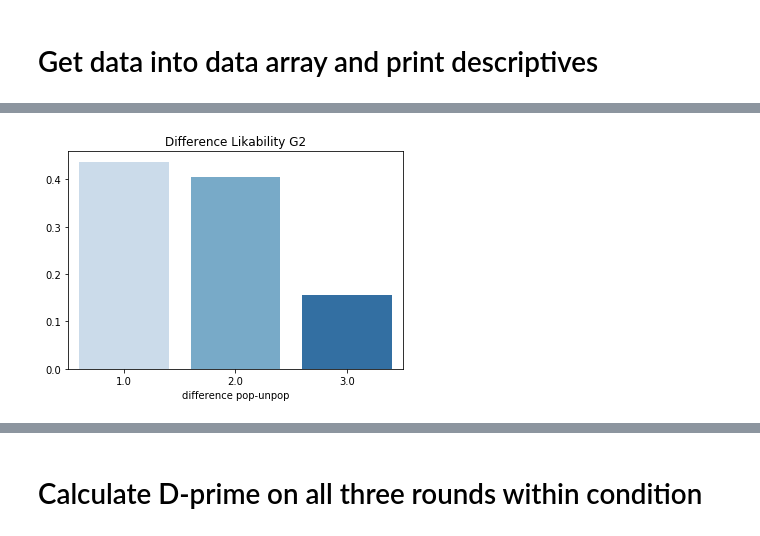
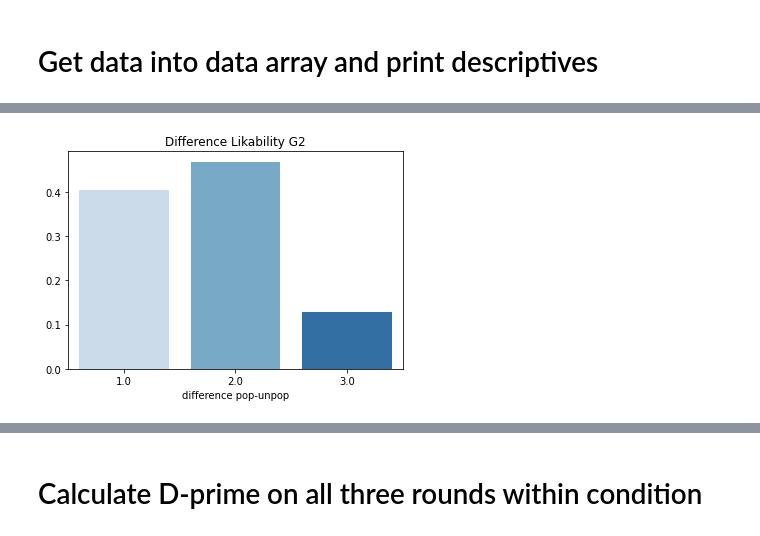
Before and after one commit to psharp1289/social_planets, a Jupyter notebook: preprocessing.ipynb, the cells around one changed output, grey strips where cells are left out. Drawn from its saved outputs; the diff is of its cells as text; code cells hidden in the pictures.

Commit message:
re-analysis incorporating order variable

```diff
--- a/preprocessing.ipynb
+++ b/preprocessing.ipynb
@@ -14,9 +14,20 @@ import matplotlib.pyplot as plt
 
 path_files='/home/paul/MPC_Files/projects/Do_Sharp_Telzer_ProjectARC/social_planets_data/data_files'
 os.chdir(path_files)
+y=np.load('order_condition.npy')
+order_var=[]
+for i in y:
+    if i[0]==2:
+        order_var.append(1)
+    else:
+        order_var.append(0)
+
+print(order_var)
 csvfiles=[x for x in os.listdir(os.curdir) if x.endswith('-.csv')]
 
-
+subs_dont_know=np.load('subs_dont_know.npy')
+print(subs_dont_know)
+subs_dont_know=list(subs_dont_know)
 unpop_lik=[]
 own_rating=[]
 unpop_cool=[]
@@ -29,33 +40,51 @@ subs_ttp=[]
 # soc_stat_df=pd.read_csv('sub_soc_stats_socialpref.csv')
 counter=-1
 
+order_v=[]
+
 #iterate through csv files that has self-report data
 for sub in csvfiles:
-    counter+=1
-    df=pd.read_csv(sub)
-    name_rounds=df.Procedure
-    likability=df['PostScan4.RESP']
-    cool=df['PostScan2.RESP']
-    row=0
-    for q_name in name_rounds:
-        if likability[row] in acceptable:
-            if q_name.endswith('Unpop'):
-                unpop_lik.append(likability[row])
-            else:
-                pop_lik.append(likability[row])
-        if cool[row] in acceptable:
-            if q_name.endswith('Unpop'):
-                unpop_cool.append(cool[row])
-            else:
-                pop_cool.append(cool[row])
-        if cool[row] in acceptable and likability[row] in acceptable:
-            if q_name.endswith('Unpop'):
-                combo_unpop.append((likability[row]+cool[row])/2.0)
-            else:
-                combo_pop.append((likability[row]+cool[row])/2.0)
-        row+=1
+    if sub not in subs_dont_know:
+        counter+=1
+        df=pd.read_csv(sub)
+        name_rounds=df.Procedure
+        likability=df['PostScan4.RESP']
+        cool=df['PostScan2.RESP']
+        know_person=df['PostScan1.RESP']
+        row=0
+        if 'Unpop' in name_rounds[174]:
+    #         print('unpop_first')
+            order_v.append(1)
+        else:
+    #         print('pop_first')
+            order_v.append(0)
 
 
+        for q_name in name_rounds:
+            if know_person[row] in acceptable:
+                if know_person[row]==3:
+                    print('didnt know')
+                    print('subject csv: {}'.format(sub))
+                    subs_dont_know.append(sub)
+            if likability[row] in acceptable:
+                if q_name.endswith('Unpop'):
+                    unpop_lik.append(likability[row])
+                else:
+                    pop_lik.append(likability[row])
+            if cool[row] in acceptable:
+                if q_name.endswith('Unpop'):
+                    unpop_cool.append(cool[row])
+                else:
+                    pop_cool.append(cool[row])
+            if cool[row] in acceptable and likability[row] in acceptable:
+                if q_name.endswith('Unpop'):
+                    combo_unpop.append((likability[row]+cool[row])/2.0)
+                else:
+                    combo_pop.append((likability[row]+cool[row])/2.0)
+            row+=1
+
+# np.save('subs_dont_know',subs_dont_know)
+# np.save('order_variable_fixed',order_v)
 
 #convert se;f report data to arrays
 up_liks=np.asarray(unpop_lik)
@@ -83,6 +112,8 @@ neg_subs=[['G1_unpopMore']]
 just_negs=[]
 equal_all=[]
 
+likeable_subs=[1 if val>0 else 0 for x,val in enumerate(difference_liks)]
+# print('length likeable subs var: {}'.format(len(likeable_subs)))
 likeable_subs_no_equals=[]
 likeable_subs_no_negs=[]
 likeable_subs_three=[]
@@ -155,7 +186,7 @@ threes=np.asarray(likeable_subs_three)
 noequs=np.asarray(likeable_subs_no_equals)
 nonegs=np.asarray(likeable_subs_no_negs)
 print('Number of equal subs: {}'.format(len(equal_subs)))
-#np.save('likeable_subs_allthree',threes)
+np.save('likeable_subs_allthree_known',threes)
 # print('number avg popular G2 : {}'.format(np.mean(positive_vals)))
 # print('')
 # print('number avg equal: {}'.format(np.mean(equal_vals)))
@@ -169,7 +200,7 @@ print('Number of equal subs: {}'.format(len(equal_subs)))
 # print('t: {} pval: {} diff b/t G1 equals and G2'.format(t,p))
 
 likeable_subs=[1 if val>0 else 0 for x,val in enumerate(difference_liks)]
-# np.save('likeable_subs_cleaned',likeable_subs)
+# np.save('likeable_subs_justknown',likeable_subs)
 
 zeros=0
 
@@ -261 +293 @@ Number of equal subs: 43
-[figure, old version]
+[figure, new version]
```
Also changed, not shown: parts of 3 cells of this notebook, 5 other files.
